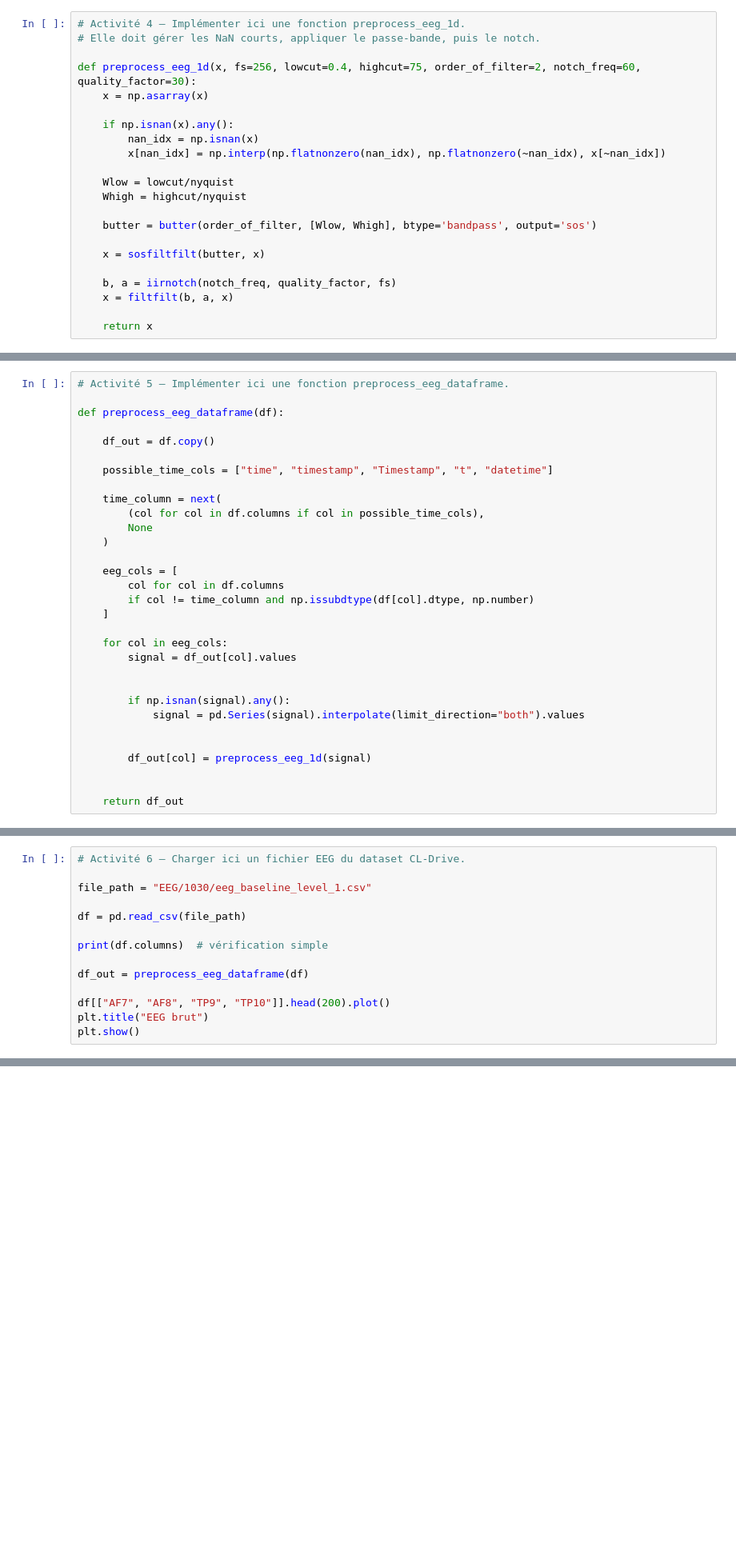
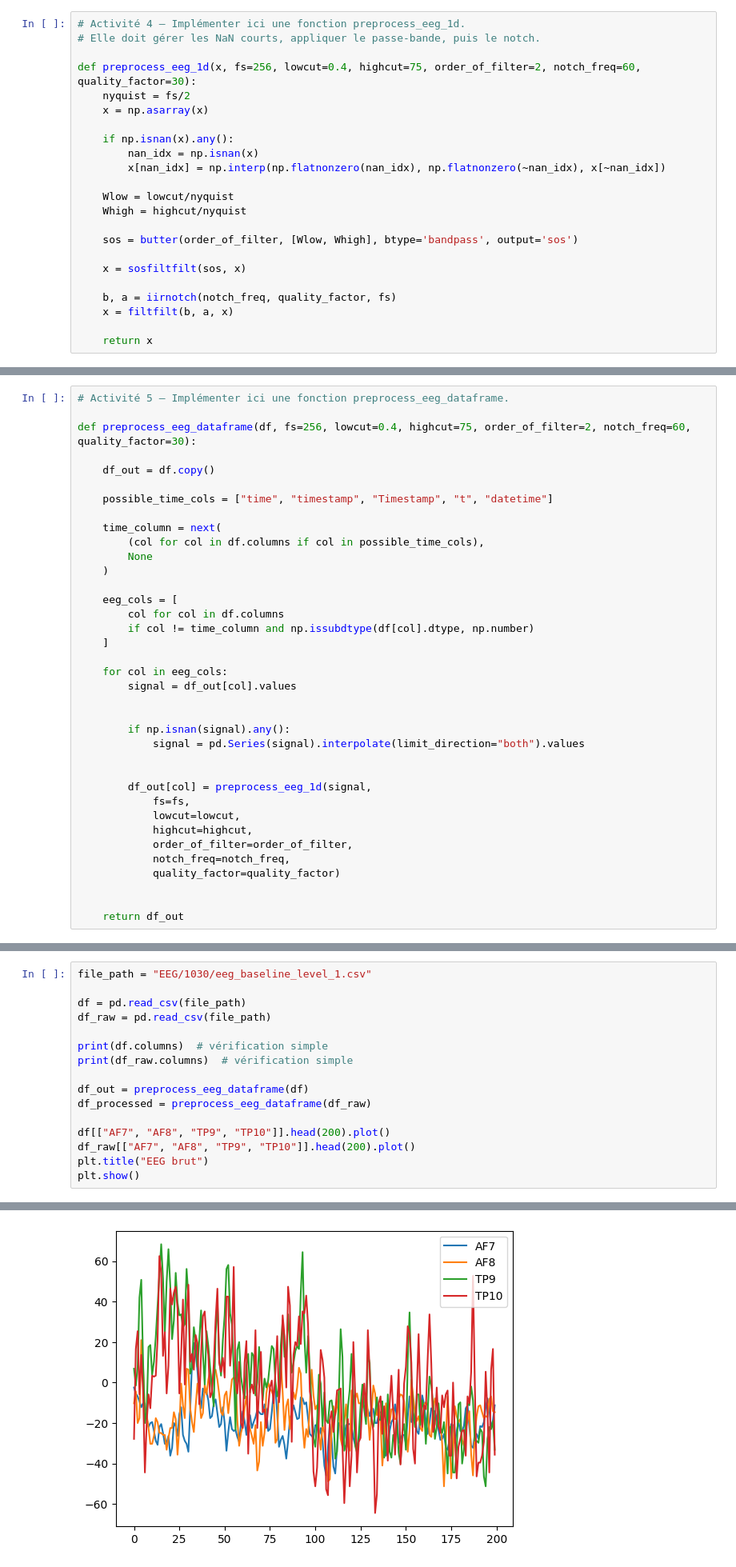
Before and after one commit to molivier1/Cerveau-Machine, a Jupyter notebook: TD3.ipynb, the cells around one changed output, grey strips where cells are left out. Shown at 80% size. Cells and saved outputs as stored; diff of their text form; blank space fills up the shorter version.

```diff
--- a/TD3.ipynb
+++ b/TD3.ipynb
@@ -328,6 +337,7 @@ Paramètres recommandés pour CL-Drive :
 # Elle doit gérer les NaN courts, appliquer le passe-bande, puis le notch.
 
 def preprocess_eeg_1d(x, fs=256, lowcut=0.4, highcut=75, order_of_filter=2, notch_freq=60, quality_factor=30):
+    nyquist = fs/2
     x = np.asarray(x)
 
     if np.isnan(x).any():
@@ -337,9 +347,9 @@ def preprocess_eeg_1d(x, fs=256, lowcut=0.4, highcut=75, order_of_filter=2, notc
     Wlow = lowcut/nyquist
     Whigh = highcut/nyquist
 
-    butter = butter(order_of_filter, [Wlow, Whigh], btype='bandpass', output='sos')
+    sos = butter(order_of_filter, [Wlow, Whigh], btype='bandpass', output='sos')
 
-    x = sosfiltfilt(butter, x)
+    x = sosfiltfilt(sos, x)
 
     b, a = iirnotch(notch_freq, quality_factor, fs)
     x = filtfilt(b, a, x)
@@ -403,7 +413,7 @@ Algorithme pour un DataFrame :
 # %%
 # Activité 5 — Implémenter ici une fonction preprocess_eeg_dataframe.
 
-def preprocess_eeg_dataframe(df):
+def preprocess_eeg_dataframe(df, fs=256, lowcut=0.4, highcut=75, order_of_filter=2, notch_freq=60, quality_factor=30):
 
     df_out = df.copy()
 
@@ -427,7 +437,13 @@ def preprocess_eeg_dataframe(df):
             signal = pd.Series(signal).interpolate(limit_direction="both").values
 
 
-        df_out[col] = preprocess_eeg_1d(signal)
+        df_out[col] = preprocess_eeg_1d(signal,
+            fs=fs,
+            lowcut=lowcut,
+            highcut=highcut,
+            order_of_filter=order_of_filter,
+            notch_freq=notch_freq,
+            quality_factor=quality_factor)
 
 
     return df_out
@@ -458,16 +474,19 @@ Fonctions utiles :
 | Tracé temporel | `plt.plot` |
 | PSD | `welch` |
 # %%
-# Activité 6 — Charger ici un fichier EEG du dataset CL-Drive.
-
 file_path = "EEG/1030/eeg_baseline_level_1.csv"
 
 df = pd.read_csv(file_path)
+df_raw = pd.read_csv(file_path)
 
 print(df.columns)  # vérification simple
+print(df_raw.columns)  # vérification simple
 
 df_out = preprocess_eeg_dataframe(df)
+df_processed = preprocess_eeg_dataframe(df_raw)
 
 df[["AF7", "AF8", "TP9", "TP10"]].head(200).plot()
+df_raw[["AF7", "AF8", "TP9", "TP10"]].head(200).plot()
 plt.title("EEG brut")
 plt.show()
+# %% [output]
@@ -473,0 +495 @@ plt.show()
+[figure, added]
```
Also changed, not shown: parts of 10 cells of this notebook.
